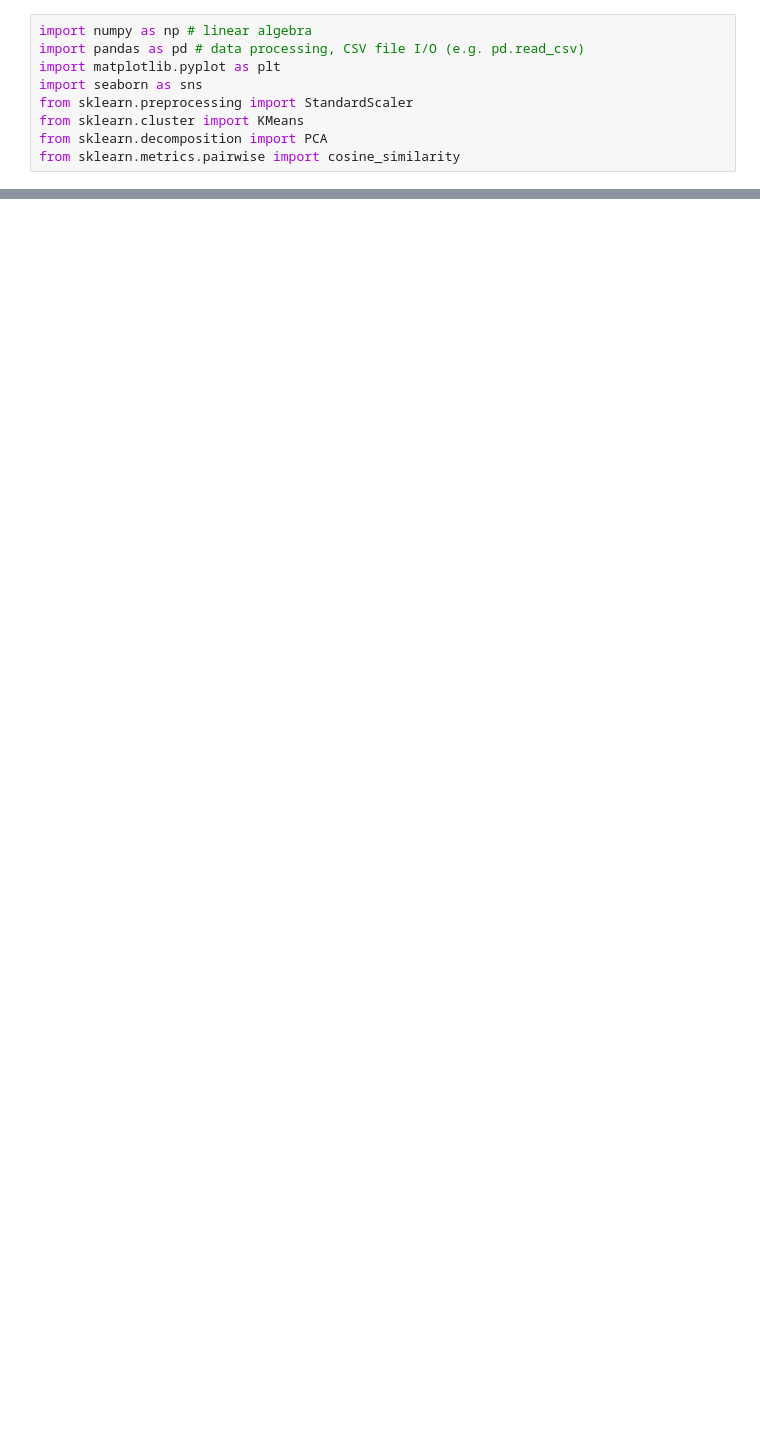
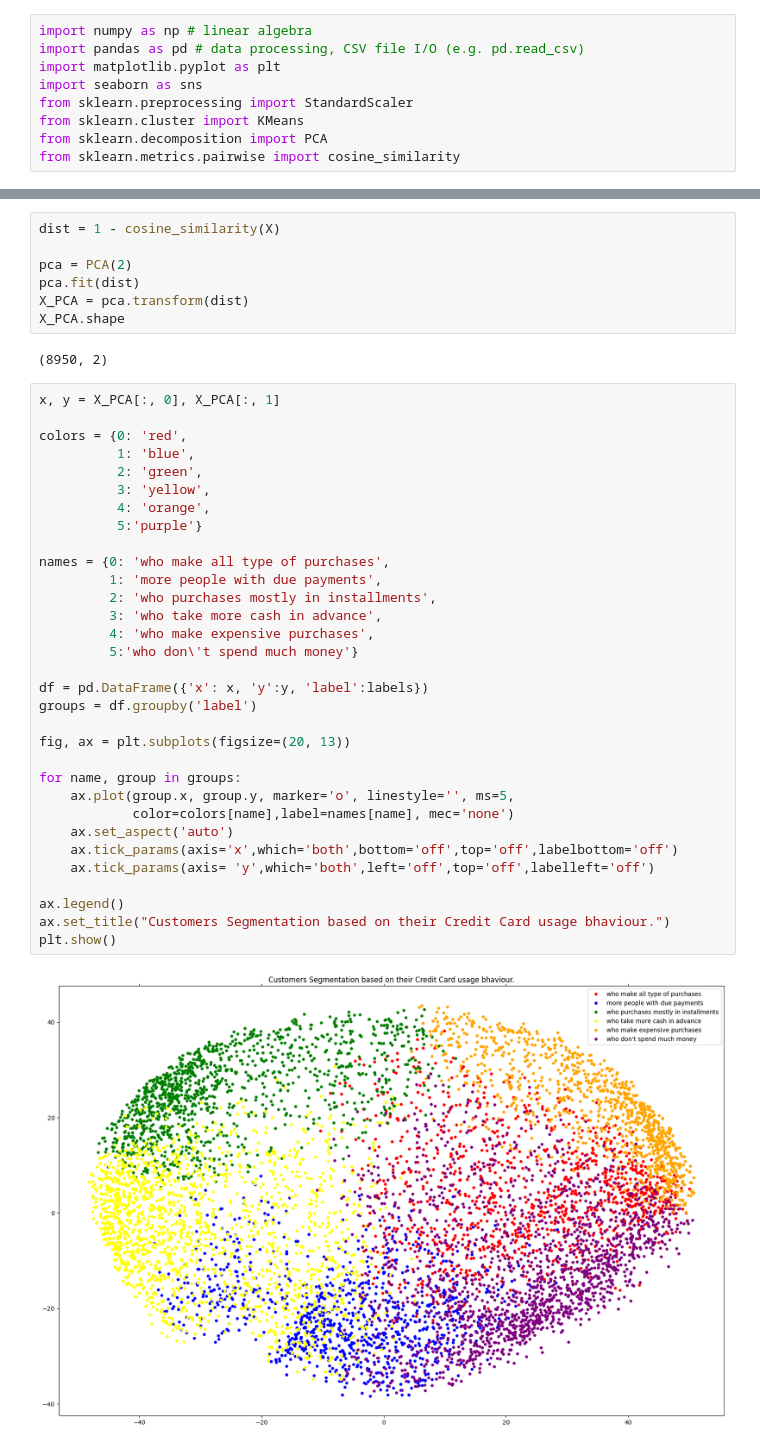
Before and after one commit to Malvape/Credit-Card-Clustering-Kaggle, a Jupyter notebook: Solucion.ipynb, the cells around one changed output, grey strips where cells are left out. Cells and saved outputs as stored; diff of their text form; blank space fills up the shorter version.

```diff
--- a/Solucion.ipynb
+++ b/Solucion.ipynb
@@ -35,0 +177,43 @@ data.isnull().sum().sort_values(ascending=False).head()
+# %%
+dist = 1 - cosine_similarity(X)
+
+pca = PCA(2)
+pca.fit(dist)
+X_PCA = pca.transform(dist)
+X_PCA.shape
+# %% [output]
+(8950, 2)
+# %%
+x, y = X_PCA[:, 0], X_PCA[:, 1]
+
+colors = {0: 'red',
+          1: 'blue',
+          2: 'green',
+          3: 'yellow',
+          4: 'orange',
+          5:'purple'}
+
+names = {0: 'who make all type of purchases',
+         1: 'more people with due payments',
+         2: 'who purchases mostly in installments',
+         3: 'who take more cash in advance',
+         4: 'who make expensive purchases',
+         5:'who don\'t spend much money'}
+
+df = pd.DataFrame({'x': x, 'y':y, 'label':labels})
+groups = df.groupby('label')
+
+fig, ax = plt.subplots(figsize=(20, 13))
+
+for name, group in groups:
+    ax.plot(group.x, group.y, marker='o', linestyle='', ms=5,
+            color=colors[name],label=names[name], mec='none')
+    ax.set_aspect('auto')
+    ax.tick_params(axis='x',which='both',bottom='off',top='off',labelbottom='off')
+    ax.tick_params(axis= 'y',which='both',left='off',top='off',labelleft='off')
+
+ax.legend()
+ax.set_title("Customers Segmentation based on their Credit Card usage bhaviour.")
+plt.show()
+# %% [output]
+[figure, added]
```
Also changed, not shown: parts of 17 cells of this notebook.
